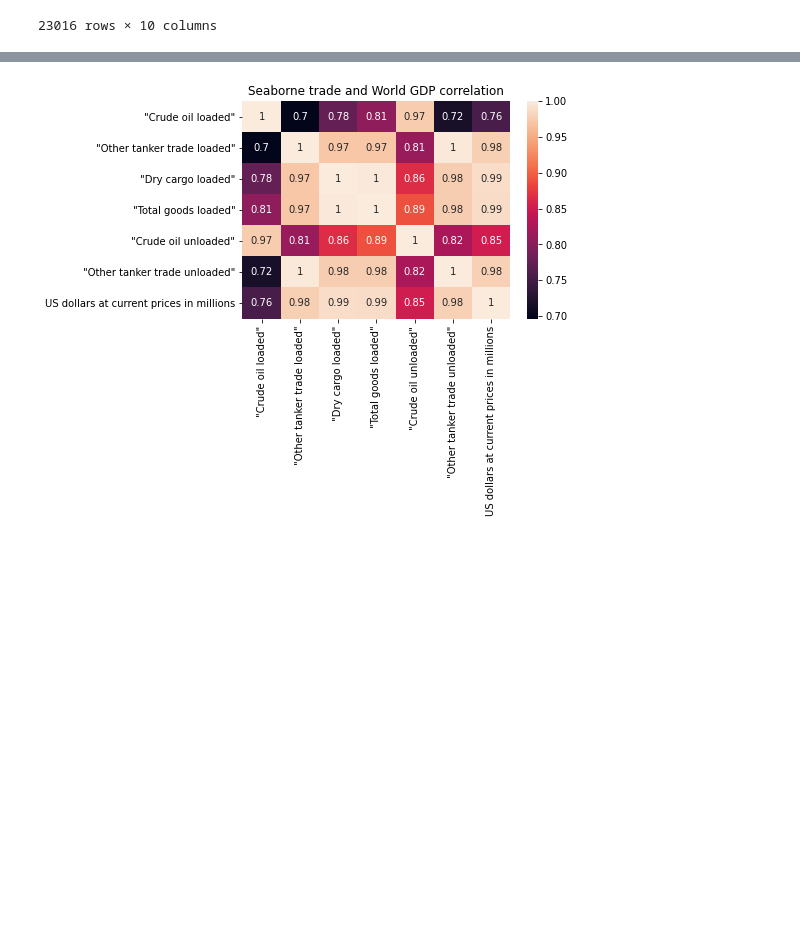
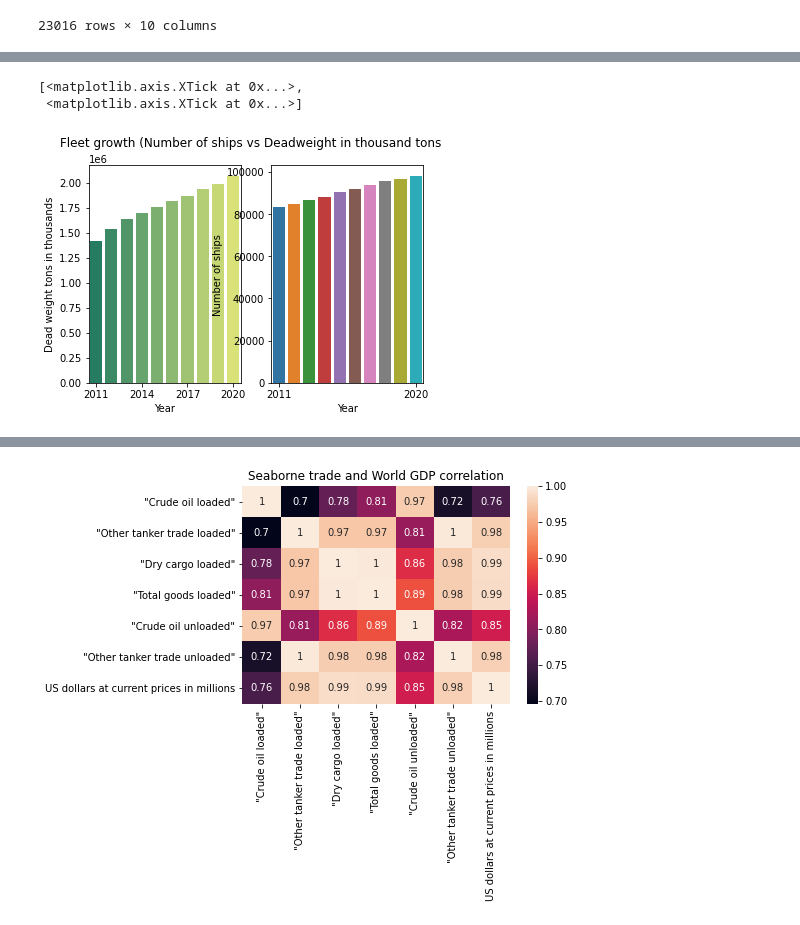
Before and after one commit to Jaraiz91/Javier_Araiz_TheBridge, a Jupyter notebook: EDA_Project/src/main.ipynb, the cells around one changed output, grey strips where cells are left out. Drawn from its saved outputs; the diff is of its cells as text; code cells hidden in the pictures; blank space fills up the shorter version.

```diff
--- a/EDA_Project/src/main.ipynb
+++ b/EDA_Project/src/main.ipynb
@@ -440,3 +513,16 @@ fleet_shipNo
+# %%
+
+fig, (ax1, ax2) =plt.subplots(1,2)
+fig.suptitle('Fleet growth (Number of ships vs Deadweight in thousand tons')
+sns.barplot(data= total_fleet_shipNo, x=total_fleet_shipNo['Year'], y='Dead weight tons in thousands' , palette='summer', ax=ax1)
+sns.barplot(data = total_fleet_shipNo, x=total_fleet_shipNo['Year'], y='Number of ships',   ax=ax2)
+
+ax1.set_xticks(ax1.get_xticks()[::3])
+ax2.set_xticks(ax1.get_xticks()[::3])
+# %% [output]
+[<matplotlib.axis.XTick at 0x...>,
+ <matplotlib.axis.XTick at 0x...>]
+[figure, added]
 # %%
 #Create combo chart
 fig, ax1 = plt.subplots(figsize=(10,6))
```
Also changed, not shown: parts of 13 cells of this notebook, 10 other files.
